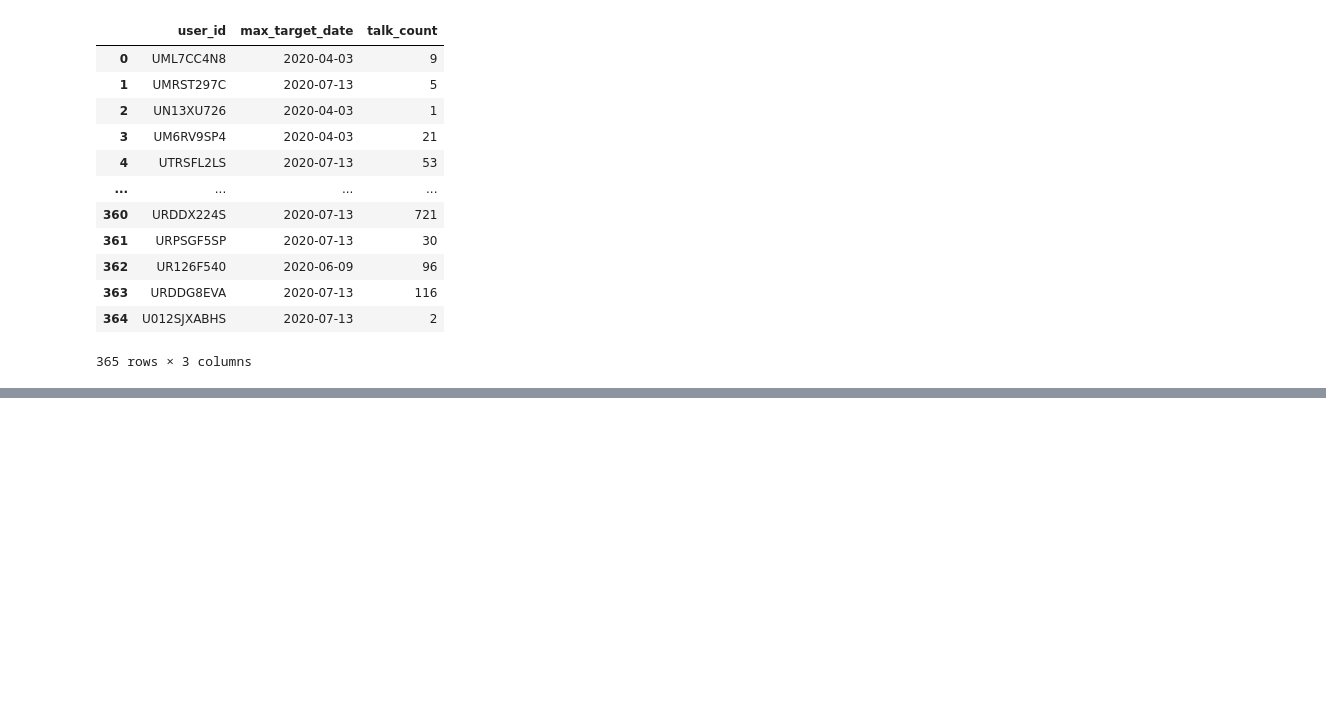
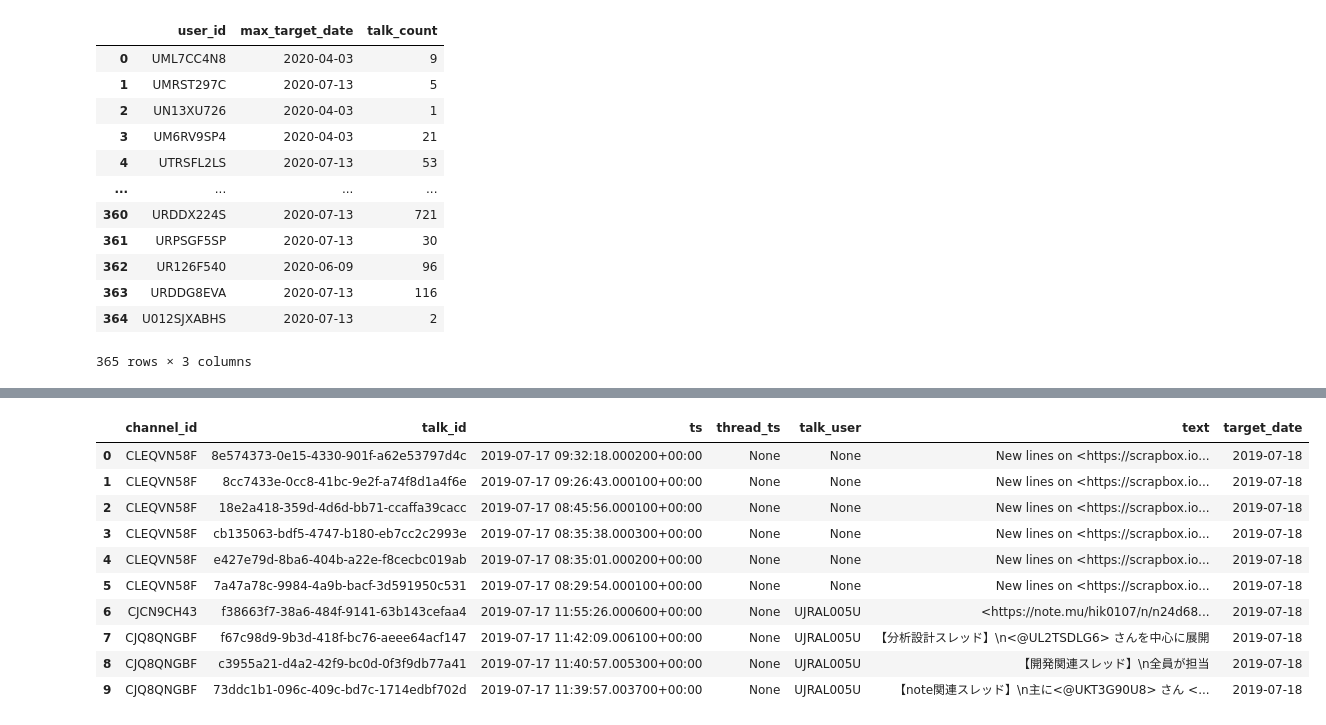
Before and after one commit to daikichidaze/slack-report-2020, a Jupyter notebook: slack-create-mid-table-reply.ipynb, the cells around one changed output, grey strips where cells are left out. Saved outputs shown, nothing was run; the diff lists cells and outputs as text; code cells hidden in the pictures; blank space fills up the shorter version.

```diff
--- a/slack-create-mid-table-reply.ipynb
+++ b/slack-create-mid-table-reply.ipynb
@@ -325,0 +515,18 @@ df_test
+# %%
+%%bigquery --project {pjt_code} df_talks
+SELECT *
+FROM mgm.talk t
+  LEFT JOIN mgm.user u
+  ON t.channel_id = u.
+# %% [output]
+|  | channel_id | talk_id | ts | thread_ts | talk_user | text | target_date |
+| 0 | CLEQVN58F | 8e574373-0e15-4330-901f-a62e53797d4c | 2019-07-17 09:32:18.000200+00:00 | None | None | New lines on <https://scrapbox.io... | 2019-07-18 |
+| 1 | CLEQVN58F | 8cc7433e-0cc8-41bc-9e2f-a74f8d1a4f6e | 2019-07-17 09:26:43.000100+00:00 | None | None | New lines on <https://scrapbox.io... | 2019-07-18 |
+| 2 | CLEQVN58F | 18e2a418-359d-4d6d-bb71-ccaffa39cacc | 2019-07-17 08:45:56.000100+00:00 | None | None | New lines on <https://scrapbox.io... | 2019-07-18 |
+| 3 | CLEQVN58F | cb135063-bdf5-4747-b180-eb7cc2c2993e | 2019-07-17 08:35:38.000300+00:00 | None | None | New lines on <https://scrapbox.io... | 2019-07-18 |
+| 4 | CLEQVN58F | e427e79d-8ba6-404b-a22e-f8cecbc019ab | 2019-07-17 08:35:01.000200+00:00 | None | None | New lines on <https://scrapbox.io... | 2019-07-18 |
+| 5 | CLEQVN58F | 7a47a78c-9984-4a9b-bacf-3d591950c531 | 2019-07-17 08:29:54.000100+00:00 | None | None | New lines on <https://scrapbox.io... | 2019-07-18 |
+| 6 | CJCN9CH43 | f38663f7-38a6-484f-9141-63b143cefaa4 | 2019-07-17 11:55:26.000600+00:00 | None | UJRAL005U | <https://note.mu/hik0107/n/n24d68... | 2019-07-18 |
+| 7 | CJQ8QNGBF | f67c98d9-9b3d-418f-bc76-aeee64acf147 | 2019-07-17 11:42:09.006100+00:00 | None | UJRAL005U | 【分析設計スレッド】\n<@UL2TSDLG6> さんを中心に展開 | 2019-07-18 |
+| 8 | CJQ8QNGBF | c3955a21-d4a2-42f9-bc0d-0f3f9db77a41 | 2019-07-17 11:40:57.005300+00:00 | None | UJRAL005U | 【開発関連スレッド】\n全員が担当 | 2019-07-18 |
+| 9 | CJQ8QNGBF | 73ddc1b1-096c-409c-bd7c-1714edbf702d | 2019-07-17 11:39:57.003700+00:00 | None | UJRAL005U | 【note関連スレッド】\n主に<@UKT3G90U8> さん <... | 2019-07-18 |
```
Also changed, not shown: parts of 14 cells of this notebook, 2 other files.
